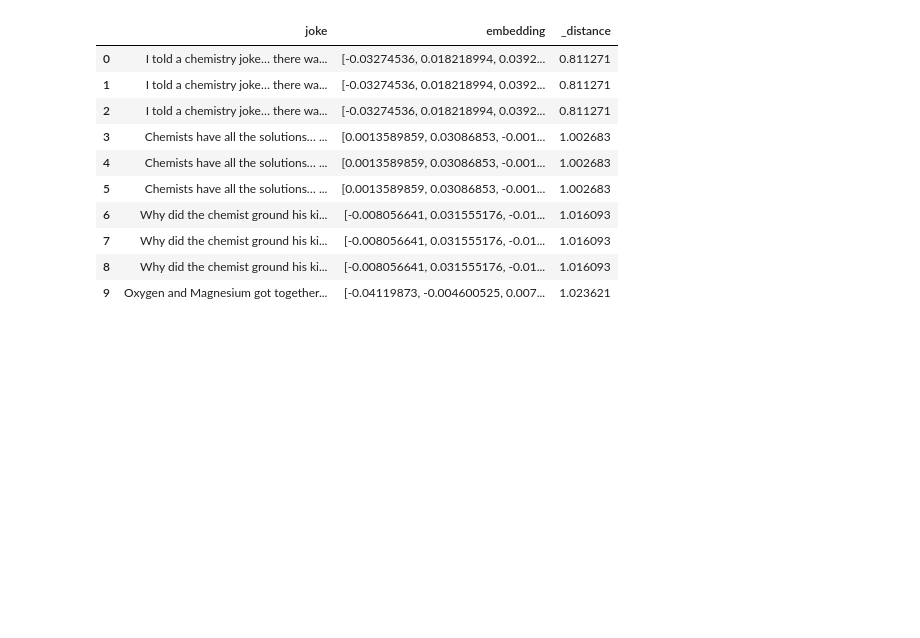
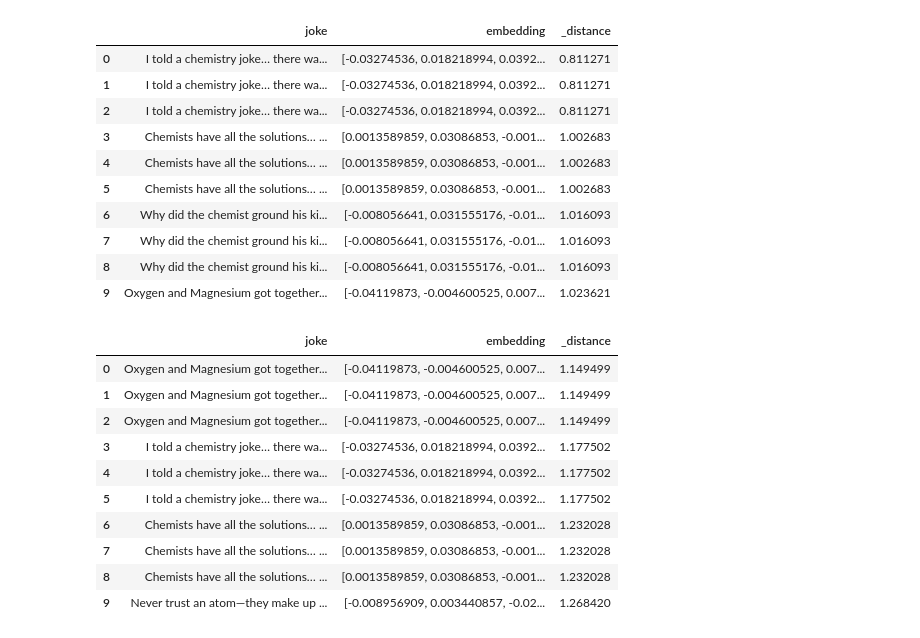
Before and after one commit to SadiaAwan/llmops_sadia_awan_mlo25, a Jupyter notebook: 09_lancedb/lancedb_basics.ipynb, the cells around one changed output. Saved outputs shown, nothing was run; the diff lists cells and outputs as text; code cells hidden in the pictures; blank space fills up the shorter version.

Commit message:
search

```diff
--- a/09_lancedb/lancedb_basics.ipynb
+++ b/09_lancedb/lancedb_basics.ipynb
@@ -225,3 +225,17 @@ vector_db["jokes"].search("chemistry related joke").to_pandas()
 | 7 | Why did the chemist ground his ki... | [-0.008056641, 0.031555176, -0.01... | 1.016093 |
 | 8 | Why did the chemist ground his ki... | [-0.008056641, 0.031555176, -0.01... | 1.016093 |
 | 9 | Oxygen and Magnesium got together... | [-0.04119873, -0.004600525, 0.007... | 1.023621 |
+# %%
+vector_db["jokes"].search("ge mig kemiskämt").to_pandas()
+# %% [output]
+|  | joke | embedding | _distance |
+| 0 | Oxygen and Magnesium got together... | [-0.04119873, -0.004600525, 0.007... | 1.149499 |
+| 1 | Oxygen and Magnesium got together... | [-0.04119873, -0.004600525, 0.007... | 1.149499 |
+| 2 | Oxygen and Magnesium got together... | [-0.04119873, -0.004600525, 0.007... | 1.149499 |
+| 3 | I told a chemistry joke… there wa... | [-0.03274536, 0.018218994, 0.0392... | 1.177502 |
+| 4 | I told a chemistry joke… there wa... | [-0.03274536, 0.018218994, 0.0392... | 1.177502 |
+| 5 | I told a chemistry joke… there wa... | [-0.03274536, 0.018218994, 0.0392... | 1.177502 |
+| 6 | Chemists have all the solutions… ... | [0.0013589859, 0.03086853, -0.001... | 1.232028 |
+| 7 | Chemists have all the solutions… ... | [0.0013589859, 0.03086853, -0.001... | 1.232028 |
+| 8 | Chemists have all the solutions… ... | [0.0013589859, 0.03086853, -0.001... | 1.232028 |
+| 9 | Never trust an atom—they make up ... | [-0.008956909, 0.003440857, -0.02... | 1.268420 |
```
